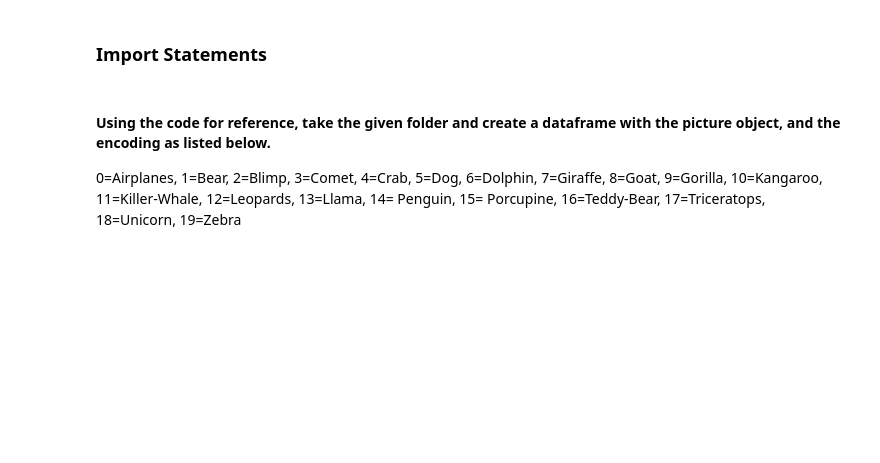
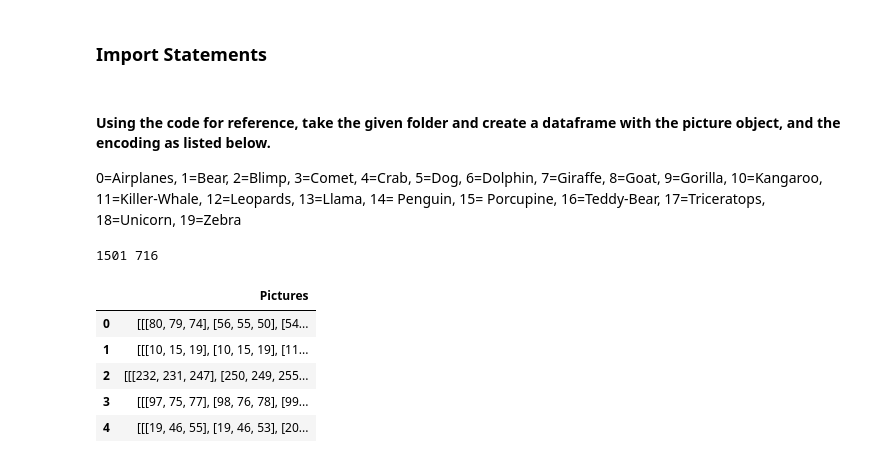
Before and after one commit to LinjianMa/DS100-final-project, a Jupyter notebook: GradProject_NB1.ipynb, the cells around one changed output. Drawn from its saved outputs; the diff is of its cells as text; code cells hidden in the pictures; blank space fills up the shorter version.

```diff
--- a/GradProject_NB1.ipynb
+++ b/GradProject_NB1.ipynb
@@ -18,14 +21,17 @@ import os
 <h4> Using the code for reference, take the given folder and create a dataframe with the picture object, and the encoding as listed below. </h4>
 0=Airplanes, 1=Bear, 2=Blimp, 3=Comet, 4=Crab, 5=Dog, 6=Dolphin, 7=Giraffe, 8=Goat, 9=Gorilla, 10=Kangaroo, 11=Killer-Whale, 12=Leopards, 13=Llama, 14= Penguin, 15= Porcupine, 16=Teddy-Bear, 17=Triceratops, 18=Unicorn, 19=Zebra
 # %%
-def read_organize_data(file_path):
-    #Fill this function out, should return a dataframe with picture object, and correct encoding
+def read_train_data(file_path):
+    '''
+    read the training images from dataset folder, return a dataframe with picture object, and correct encoding
+    '''
     df = pd.DataFrame()
     df["Pictures"] = []
     df["Encoding"] = []
 
     files = sorted(os.listdir(file_path))
-    files.remove('.DS_Store')
+    if ".DS_Store" in files:
+        files.remove('.DS_Store')
     for i in range(len(files)):
         images_name = sorted(os.listdir(file_path+'/'+files[i]))
         for image_name in images_name:
@@ -34,3 +40,31 @@ def read_organize_data(file_path):
             df = df.append(pd.Series([img,i],index=['Pictures','Encoding']),ignore_index=True)
 
     return df
+
+def read_test_data(file_path):
+    '''
+    read the test images from dataset folder, return a dataframe with picture object
+    '''
+    df = pd.DataFrame()
+    df["Pictures"] = []
+
+    files = os.listdir(file_path)
+    if ".DS_Store" in files:
+        files.remove('.DS_Store')
+    files = sorted(files, key=lambda x: int(x.replace("validation_pic (", "").replace(").jpg", "")))
+
+    for file in files:
+        image_path = file_path + '/' + file
+        img = io.imread(image_path)
+        df = df.append(pd.Series([img],index=['Pictures']),ignore_index=True)
+
+    return df
+
+def gray_to_rgb(image):
+    '''
+    change a gray image into rgb image
+    '''
+    if(len(image.shape) == 2):
+        return skimage.color.gray2rgb(image)
+    else:
+        return image
@@ -49,0 +71,17 @@ starting_data["Pictures"] = starting_data["Pictures"].apply(gray_to_rgb)
+# %%
+training_data = read_train_data(train_data_path)
+test_data = read_test_data(test_data_path)
+
+print(len(training_data), len(test_data))
+# %% [output]
+1501 716
+# %%
+training_data.head()
+test_data.head()
+# %% [output]
+|  | Pictures |
+| 0 | [[[80, 79, 74], [56, 55, 50], [54... |
+| 1 | [[[10, 15, 19], [10, 15, 19], [11... |
+| 2 | [[[232, 231, 247], [250, 249, 255... |
+| 3 | [[[97, 75, 77], [98, 76, 78], [99... |
+| 4 | [[[19, 46, 55], [19, 46, 53], [20... |
```
Also changed, not shown: parts of 10 cells of this notebook.
